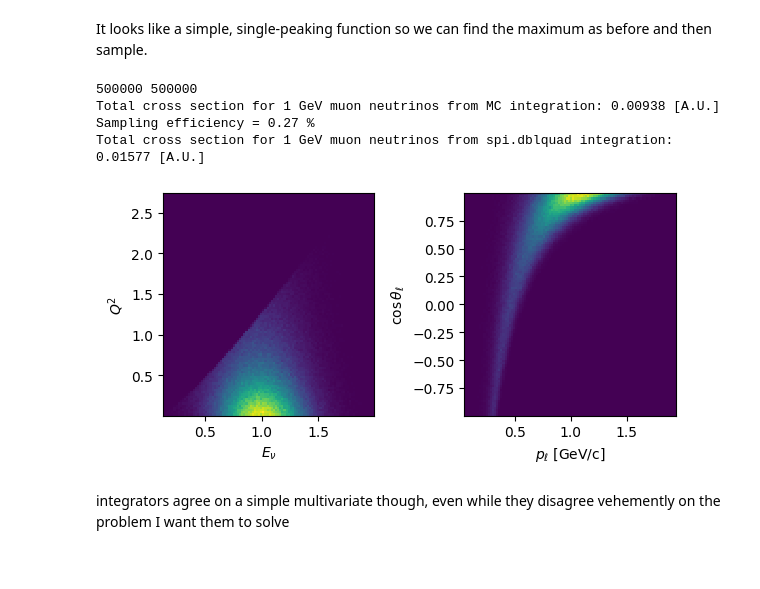
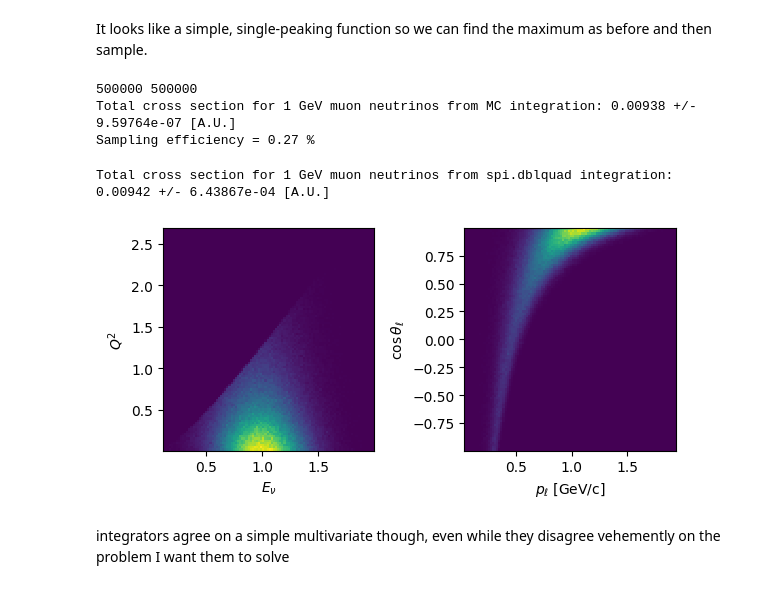
Before and after one commit to luketpickering/JupyNuGen, a Jupyter notebook: JupyNuGen.ipynb, the cells around one changed output. Cells and saved outputs as stored; diff of their text form; code cells hidden in the pictures.

Commit message:
Resolve dblquad bug and add uncertainty

```diff
--- a/JupyNuGen.ipynb
+++ b/JupyNuGen.ipynb
@@ -1057,6 +1061,7 @@ def rejsample1D(f, fdomain, frange, nsamples, blocksize=1000):
 
     samples = np.array([])
     fvals = np.array([])
+    fvals2 = np.array([])
     ntries = 0
 
     while len(samples) < nsamples:
@@ -1070,10 +1075,11 @@ def rejsample1D(f, fdomain, frange, nsamples, blocksize=1000):
 
         samples = np.append(samples, x[accepted])
         fvals = np.append(fvals, fx)
+        fvals2 = np.append(fvals2, fx**2)
 
         ntries += blocksize
 
-    return samples[0:nsamples], fvals.mean() * (fdomain[1] - fdomain[0]), ntries
+    return samples[0:nsamples], fvals.mean() * (fdomain[1] - fdomain[0]), np.sqrt((fvals2.mean() - fvals.mean()**2)/(ntries-1)) * (fdomain[1] - fdomain[0]), ntries
 # %%
 enu = 1
 nupid = 14
@@ -1083,13 +1089,13 @@ q2r = AllowedQ2Range(enu, nupid)
 result = opt.differential_evolution(lambda Q2: -LSQEDSigmaDQ2_pb(enu, Q2, nupid), [q2r,])
 max_func_val = -result.fun
 
-Q2Samples, sigint, ntries = rejsample1D(lambda Q2: LSQEDSigmaDQ2_pb(enu, Q2, nupid), q2r, (0, max_func_val), 1000000)
+Q2Samples, sigint, error, ntries = rejsample1D(lambda Q2: LSQEDSigmaDQ2_pb(enu, Q2, nupid), q2r, (0, max_func_val), 1000000)
 plt.hist(Q2Samples)
 plt.ylabel("Accepted Samples")
 plt.xlabel(r"$Q^2$")
 plt.show()
 
-print("Total cross section for 1 GeV muon neutrinos from MC integration: %.5f pb" % sigint)
+print("Total cross section for 1 GeV muon neutrinos from MC integration: %.5f +/- %.5e pb" % (sigint, error))
 print("Total cross section for 1 GeV muon neutrinos from spi.quad integration: %.5f pb" % LSQESigma(enu,nupid))
 # %% [output]
 [figure]
@@ -1151,6 +1157,7 @@ def rejsample2D(f, f1domain, f2domain, frange, nsamples, blocksize=1000):
     x1samples = np.array([])
     x2samples = np.array([])
     fvals = np.array([])
+    fvals2 = np.array([])
     ntries = 0
 
     while len(x1samples) < nsamples:
@@ -1168,10 +1175,12 @@ def rejsample2D(f, f1domain, f2domain, frange, nsamples, blocksize=1000):
         x2samples = np.append(x2samples, x2[accepted])
 
         fvals = np.append(fvals, fx)
+        fvals2 = np.append(fvals2, fx**2)
         ntries = ntries + blocksize
 
     return x1samples[0:nsamples], x2samples[0:nsamples], \
             fvals.mean() * (f1domain[1] - f1domain[0]) * (f2domain[1] - f2domain[0]), \
+            np.sqrt((fvals2.mean() - fvals.mean()**2)/(ntries-1)), \
             ntries
 # %% [markdown]
 lets look at the function in 2D to get some intuition about its shape. First, lets define a factory function that lets us create an event rate function with the flux mean and width, and the neutrino species pre-selected.
@@ -1214,41 +1227,41 @@ evrate = MakeToyGausFluxXS(1, 0.25, 14)
 q2r = AllowedQ2Range(2, nupid)
 
 result = opt.differential_evolution(lambda x: -evrate(*x), [(0,2), q2r])
 max_func_val = -result.fun * 2
 
-EnuSamples, Q2Samples, sigint, ntries = \
+EnuSamples, Q2Samples, sigint, error, ntries = \
     rejsample2D(evrate, (0,2), q2r, (0, max_func_val), 500000, 100000)
 
 events = PhysicalKinematicsBlob(EnuSamples, Q2Samples, nupid)
 
 print(len(events.physical), events.physical.sum())
 
 fig, (ax1,ax2) = plt.subplots(1,2, figsize=(6,3))
 
 ax1.hist2d(EnuSamples, Q2Samples, bins=100)
 ax1.set_ylabel(r"$Q^2$")
 ax1.set_xlabel(r"$E_\nu$")
 
 ax2.hist2d(events.plep[events.physical], events.lepct[events.physical], bins=100)
 ax2.set_ylabel(r"$\cos{\theta_\ell}$")
 ax2.set_xlabel(r"$p_\ell$ [GeV/c]")
 
 fig.show()
 
-print("Total cross section for 1 GeV muon neutrinos from MC integration: %.5f [A.U.]" % sigint)
+print("Total cross section for 1 GeV muon neutrinos from MC integration: %.5f +/- %.5e [A.U.]" % (sigint, error))
 print("Sampling efficiency = %.2f %%" % (100 * 50000/ntries))
 
-dblquadi = spi.dblquad(lambda Q2, E_nu_GeV: LSQEDSigmaDQ2Physical_pb(E_nu_GeV, Q2, nupid), 0, 2,
+dblquadi, errori = spi.dblquad(lambda Q2, E_nu_GeV: LSQEDSigmaDQ2Physical_pb(E_nu_GeV, Q2, nupid)* enu_dist(E_nu_GeV), 0, 2,
             lambda E_nu_GeV: AllowedQ2Range(E_nu_GeV, nupid)[0],
-            lambda E_nu_GeV: AllowedQ2Range(E_nu_GeV, nupid)[1])[0]
+            lambda E_nu_GeV: AllowedQ2Range(E_nu_GeV, nupid)[1], epsabs=1e-3, epsrel=1e-3)
 
-print("Total cross section for 1 GeV muon neutrinos from spi.dblquad integration: %.5f [A.U.]" % dblquadi)
+print("Total cross section for 1 GeV muon neutrinos from spi.dblquad integration: %.5f +/- %.5e [A.U.]" % (dblquadi, errori))
 # %% [output]
 500000 500000
-Total cross section for 1 GeV muon neutrinos from MC integration: 0.00938 [A.U.]
+Total cross section for 1 GeV muon neutrinos from MC integration: 0.00938 +/- 9.59764e-07 [A.U.]
 Sampling efficiency = 0.27 %
-Total cross section for 1 GeV muon neutrinos from spi.dblquad integration: 0.01577 [A.U.]
+Total cross section for 1 GeV muon neutrinos from spi.dblquad integration: 0.00942 +/- 6.43867e-04 [A.U.]
-[figure, old version]
+[figure, new version]
 # %% [markdown]
 integrators agree on a simple multivariate though, even while they disagree vehemently on the problem I want them to solve
 # %%
```
Also changed, not shown: parts of 13 cells of this notebook.
